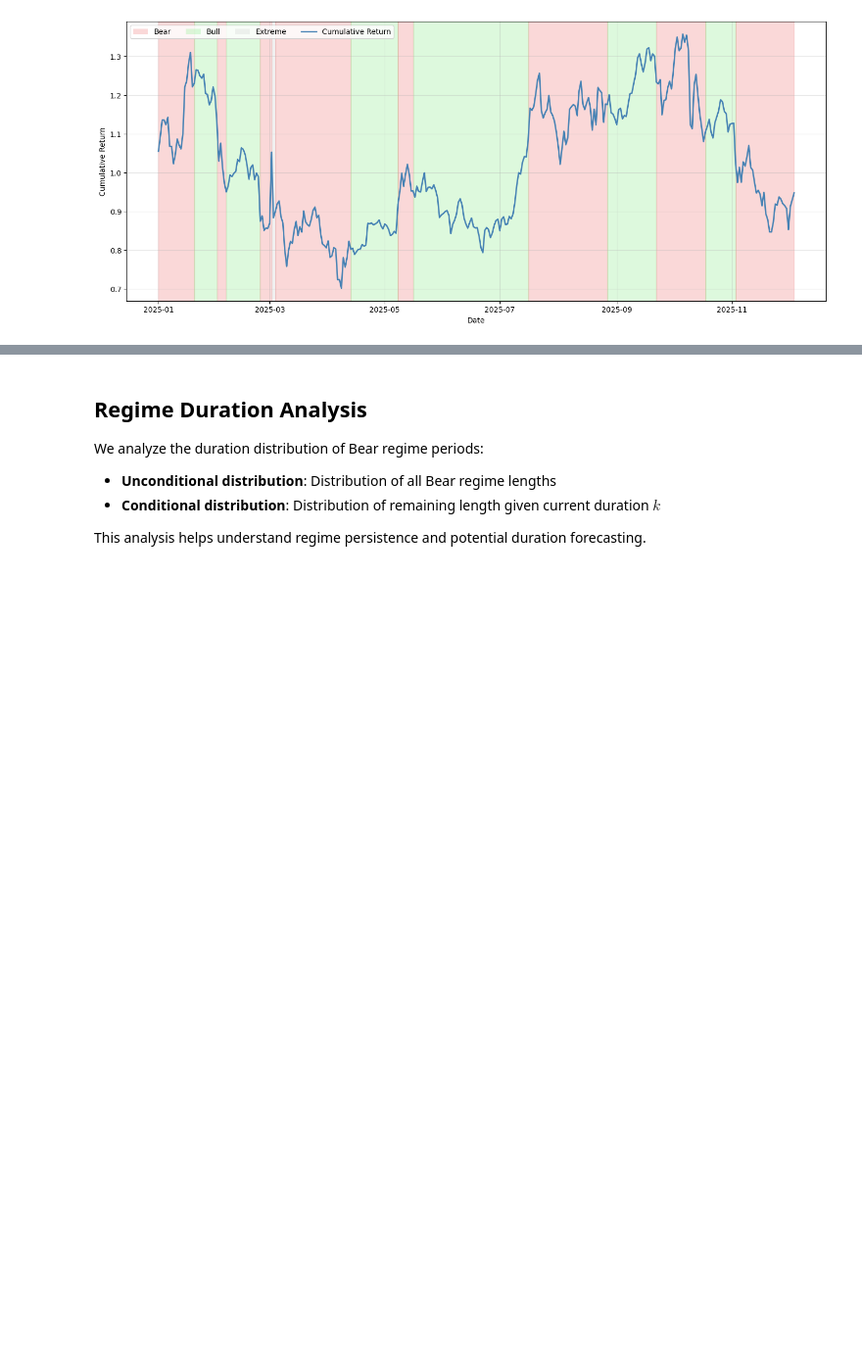
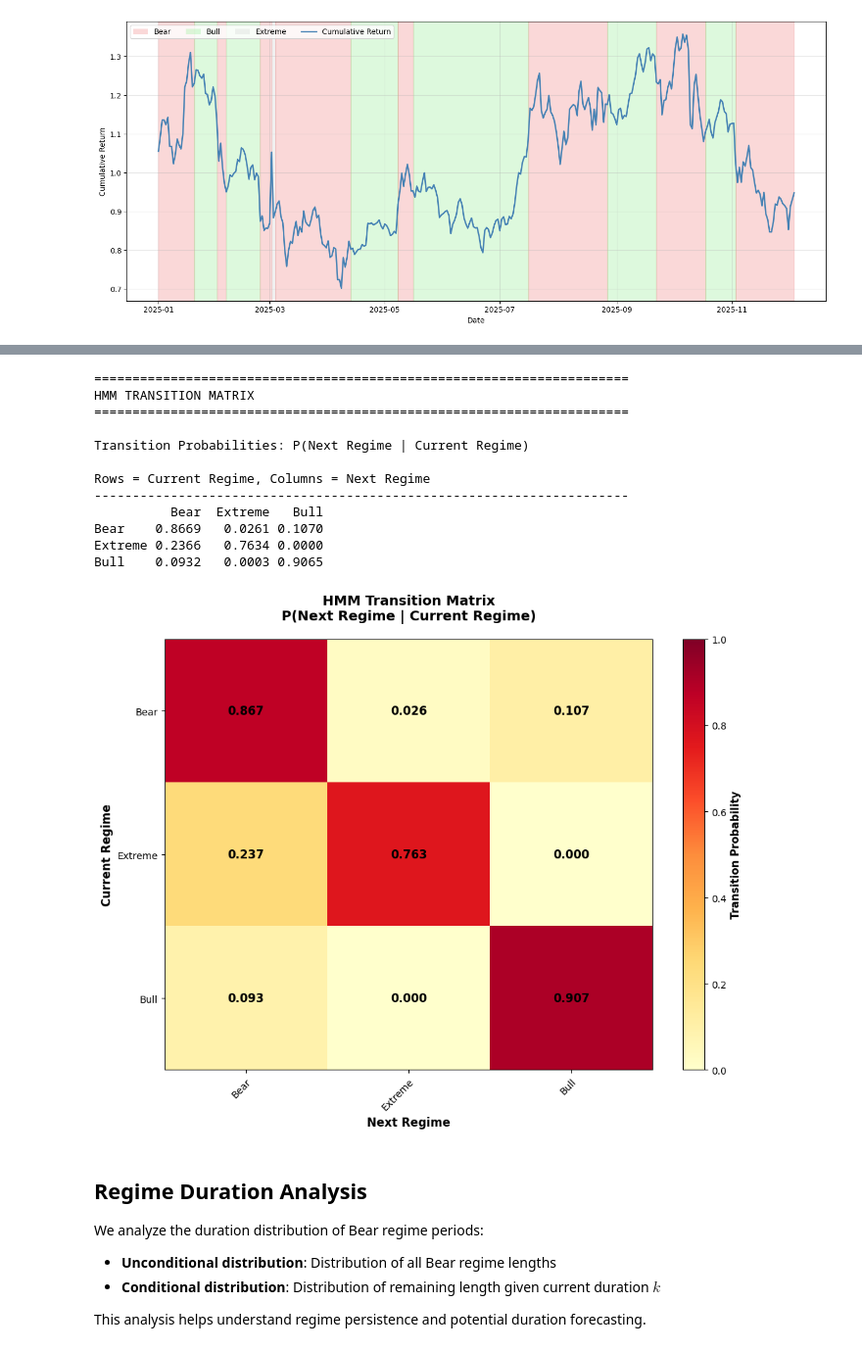
Before and after one commit to frank22lin/MBC-Research, a Jupyter notebook: regime_detection.ipynb, the cells around one changed output, grey strips where cells are left out. Shown at 98% size. Saved outputs shown, nothing was run; the diff lists cells and outputs as text; code cells hidden in the pictures; blank space fills up the shorter version.

```diff
--- a/regime_detection.ipynb
+++ b/regime_detection.ipynb
@@ -463,3 +665,78 @@ else:
+# %%
+# Display Transition Matrix
+hmm_model = best_summary['model']
+transition_matrix = hmm_model.transmat_
+
+# Get regime labels (same mapping as in fit_hmm_regimes)
+ordered_states = np.argsort(hmm_model.means_.flatten())
+state_mapping = {state: rank for rank, state in enumerate(ordered_states)}
+
+if best_summary['states'] == 3:
+    regime_labels = {0: 'Extreme', 1: 'Bear', 2: 'Bull'}
+else:
+    regime_labels = {i: f"Regime {i+1}" for i in range(best_summary['states'])}
+
+# Create DataFrame with proper labels
+regime_names = [regime_labels[state_mapping[i]] for i in range(best_summary['states'])]
+transition_df = pd.DataFrame(
+    transition_matrix,
+    index=regime_names,
+    columns=regime_names
+)
+
+print("="*70)
+print("HMM TRANSITION MATRIX")
+print("="*70)
+print("\nTransition Probabilities: P(Next Regime | Current Regime)")
+print("\nRows = Current Regime, Columns = Next Regime")
+print("-"*70)
+print(transition_df.to_string(float_format=lambda x: f"{x:.4f}"))
+
+# Visualize as heatmap
+fig, ax = plt.subplots(figsize=(10, 8))
+
+im = ax.imshow(transition_matrix, cmap='YlOrRd', aspect='auto', vmin=0, vmax=1)
+
+# Set ticks and labels
+ax.set_xticks(np.arange(len(regime_names)))
+ax.set_yticks(np.arange(len(regime_names)))
+ax.set_xticklabels(regime_names)
+ax.set_yticklabels(regime_names)
+
+# Rotate labels
+plt.setp(ax.get_xticklabels(), rotation=45, ha="right", rotation_mode="anchor")
+
+# Add text annotations
+for i in range(len(regime_names)):
+    for j in range(len(regime_names)):
+        text = ax.text(j, i, f'{transition_matrix[i, j]:.3f}',
+                      ha="center", va="center", color="black", fontweight='bold', fontsize=12)
+
+ax.set_title("HMM Transition Matrix\nP(Next Regime | Current Regime)",
+             fontsize=14, fontweight='bold', pad=20)
+ax.set_xlabel("Next Regime", fontsize=12, fontweight='bold')
+ax.set_ylabel("Current Regime", fontsize=12, fontweight='bold')
+
+# Add colorbar
+cbar = plt.colorbar(im, ax=ax)
+cbar.set_label('Transition Probability', fontsize=11, fontweight='bold')
+
+plt.tight_layout()
+plt.show()
+# %% [output]
+======================================================================
+HMM TRANSITION MATRIX
+======================================================================
+
+Transition Probabilities: P(Next Regime | Current Regime)
+
+Rows = Current Regime, Columns = Next Regime
+----------------------------------------------------------------------
+          Bear  Extreme   Bull
+Bear    0.8669   0.0261 0.1070
+Extreme 0.2366   0.7634 0.0000
+Bull    0.0932   0.0003 0.9065
+[figure, added]
 # %% [markdown]
 ## Regime Duration Analysis
 
```
Also changed, not shown: parts of 1 cell of this notebook.
